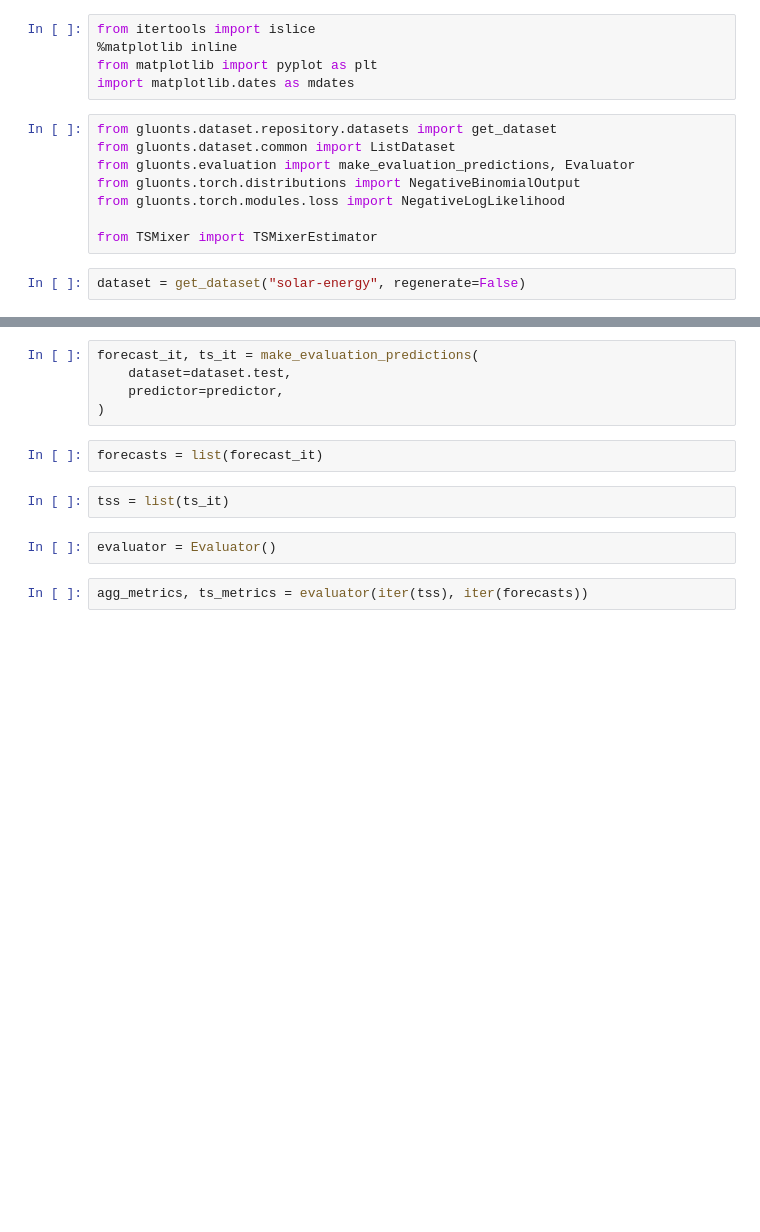
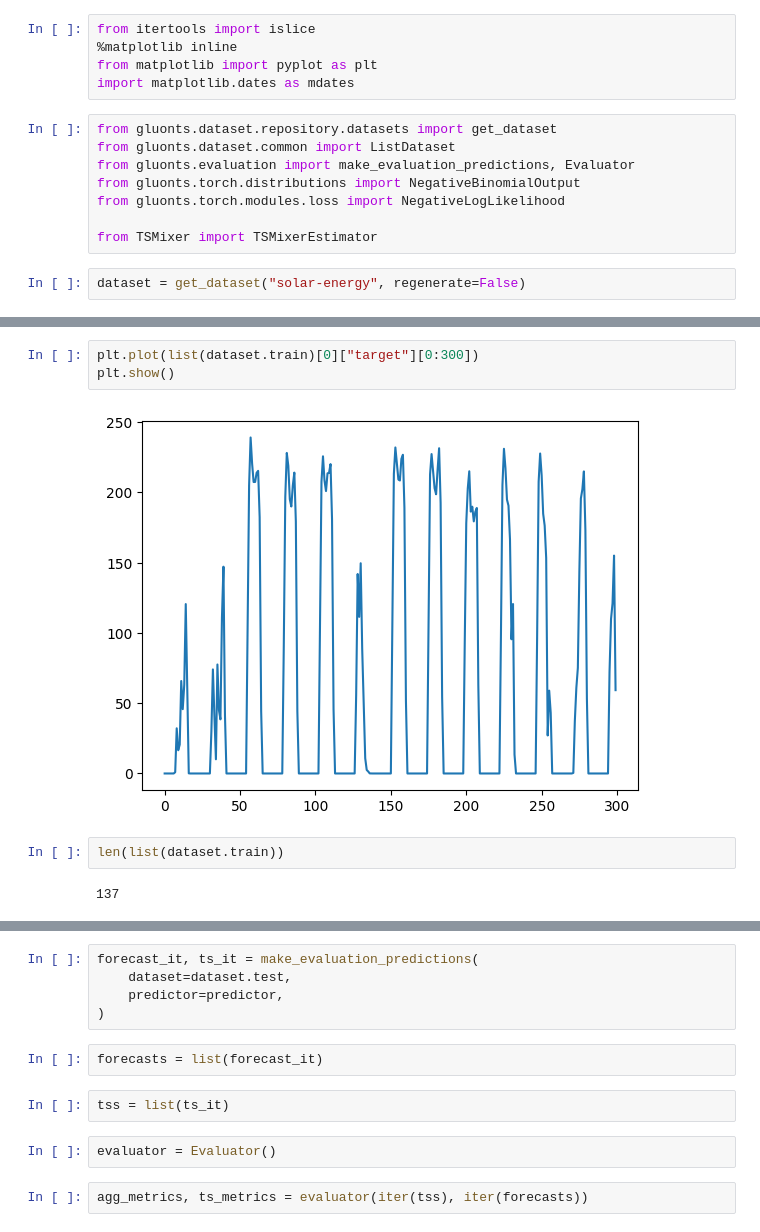
Before and after one commit to StatMixedML/ConvTS-Mixer, a Jupyter notebook: TSMixer-uni-solar.ipynb, the cells around one changed output, grey strips where cells are left out. Cells and saved outputs as stored; diff of their text form; blank space fills up the shorter version.

```diff
--- a/TSMixer-uni-solar.ipynb
+++ b/TSMixer-uni-solar.ipynb
@@ -15,0 +23,9 @@ dataset = get_dataset("solar-energy", regenerate=False)
+# %%
+plt.plot(list(dataset.train)[0]["target"][0:300])
+plt.show()
+# %% [output]
+[figure, added]
+# %%
+len(list(dataset.train))
+# %% [output]
+137
```
Also changed, not shown: parts of 6 cells of this notebook.
